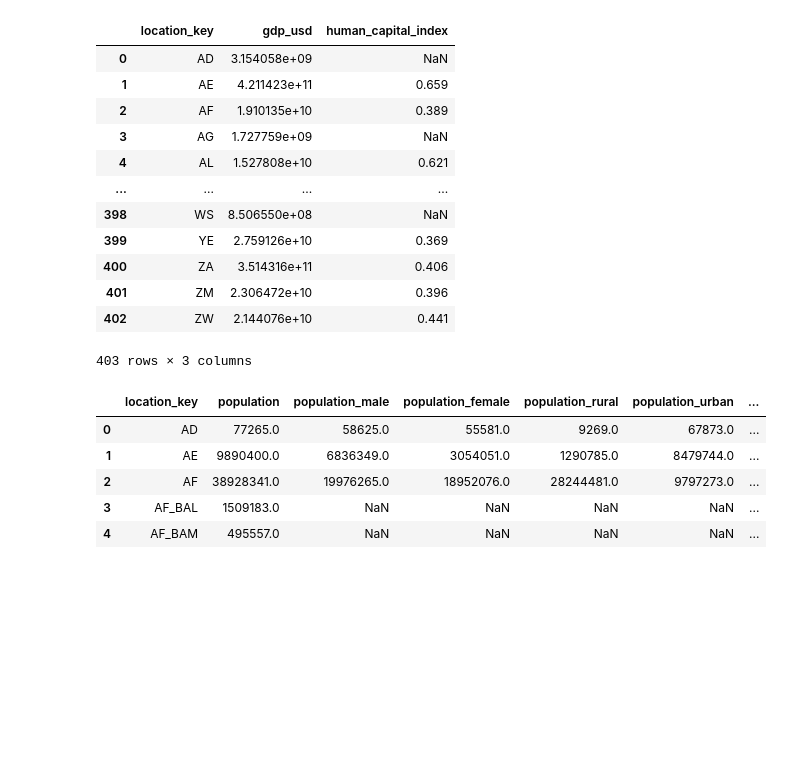
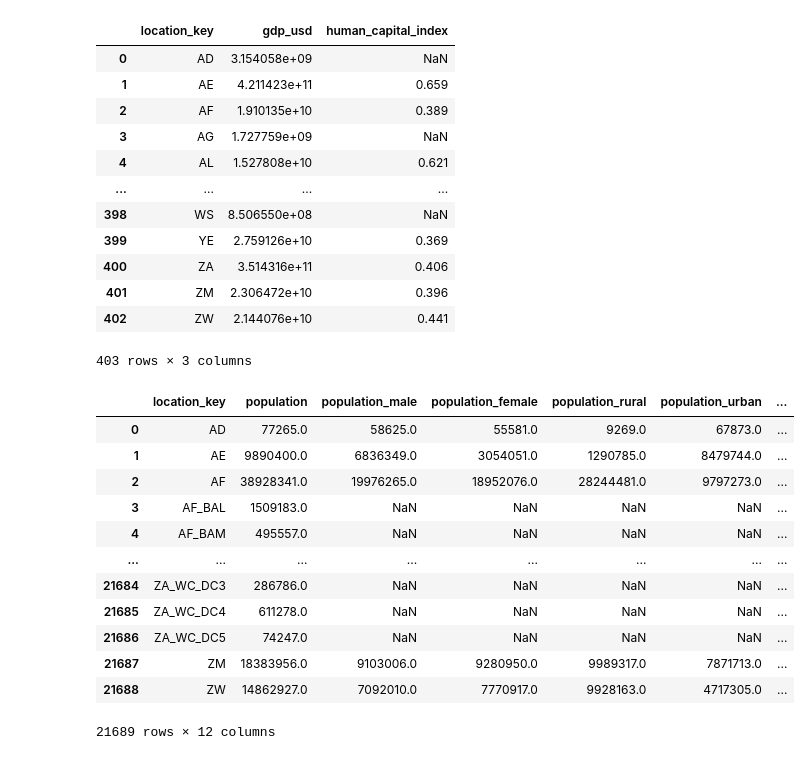
Before and after one commit to shaoormunir/ecs272-final-project, a Jupyter notebook: data/conclusion/analysis.ipynb, the cells around one changed output. Cells and saved outputs as stored; diff of their text form; code cells hidden in the pictures; blank space fills up the shorter version.

```diff
--- a/data/conclusion/analysis.ipynb
+++ b/data/conclusion/analysis.ipynb
@@ -185,15 +185,37 @@ df_econ
 | 401 | ZM | 2.306472e+10 | 0.396 |
 | 402 | ZW | 2.144076e+10 | 0.441 |
 403 rows × 3 columns
-# %%
-df_demo.head()
-
-# This as the dataframe does not contain "date" column
-# %% [output]
-|  | location_key | population | population_male | population_female | population_rural | population_urban | ... |
-| 0 | AD | 77265.0 | 58625.0 | 55581.0 | 9269.0 | 67873.0 | ... |
-| 1 | AE | 9890400.0 | 6836349.0 | 3054051.0 | 1290785.0 | 8479744.0 | ... |
-| 2 | AF | 38928341.0 | 19976265.0 | 18952076.0 | 28244481.0 | 9797273.0 | ... |
-| 3 | AF_BAL | 1509183.0 | NaN | NaN | NaN | NaN | ... |
-| 4 | AF_BAM | 495557.0 | NaN | NaN | NaN | NaN | ... |
+# %%
+df_demo.head()
+
+# This as the dataframe does not contain "date" column
+
+# List of age group columns
+age_group_columns = ['population_age_00_09', 'population_age_10_19', 'population_age_20_29',
+                      'population_age_30_39', 'population_age_40_49', 'population_age_50_59',
+                      'population_age_60_69', 'population_age_70_79', 'population_age_80_and_older']
+
+# Create new columns
+df_demo['population_lt_30'] = df_demo[age_group_columns[:3]].sum(axis=1)
+df_demo['population_gt_30'] = df_demo[age_group_columns[3:]].sum(axis=1)
+
+# Drop the original age group columns
+df_demo.drop(age_group_columns, axis=1, inplace=True)
+
+
+df_demo
+# %% [output]
+|  | location_key | population | population_male | population_female | population_rural | population_urban | ... |
+| 0 | AD | 77265.0 | 58625.0 | 55581.0 | 9269.0 | 67873.0 | ... |
+| 1 | AE | 9890400.0 | 6836349.0 | 3054051.0 | 1290785.0 | 8479744.0 | ... |
+| 2 | AF | 38928341.0 | 19976265.0 | 18952076.0 | 28244481.0 | 9797273.0 | ... |
+| 3 | AF_BAL | 1509183.0 | NaN | NaN | NaN | NaN | ... |
+| 4 | AF_BAM | 495557.0 | NaN | NaN | NaN | NaN | ... |
+| ... | ... | ... | ... | ... | ... | ... | ... |
+| 21684 | ZA_WC_DC3 | 286786.0 | NaN | NaN | NaN | NaN | ... |
+| 21685 | ZA_WC_DC4 | 611278.0 | NaN | NaN | NaN | NaN | ... |
+| 21686 | ZA_WC_DC5 | 74247.0 | NaN | NaN | NaN | NaN | ... |
+| 21687 | ZM | 18383956.0 | 9103006.0 | 9280950.0 | 9989317.0 | 7871713.0 | ... |
+| 21688 | ZW | 14862927.0 | 7092010.0 | 7770917.0 | 9928163.0 | 4717305.0 | ... |
+21689 rows × 12 columns
 # %%
```
Also changed, not shown: parts of 6 cells of this notebook, 1 other file.
